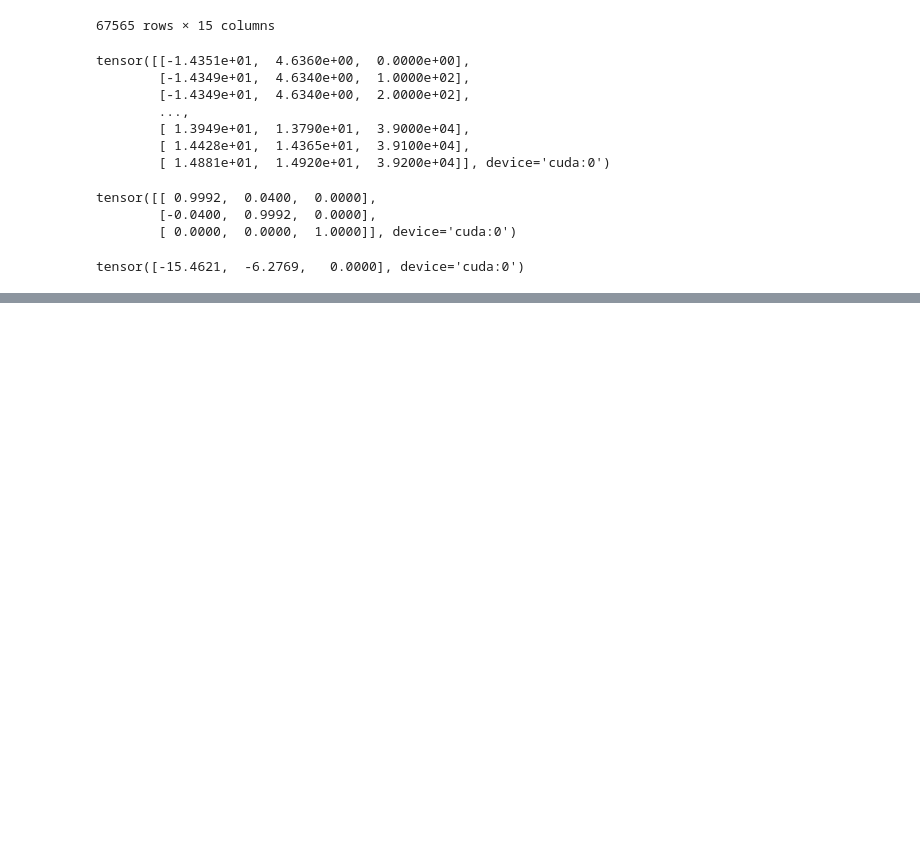
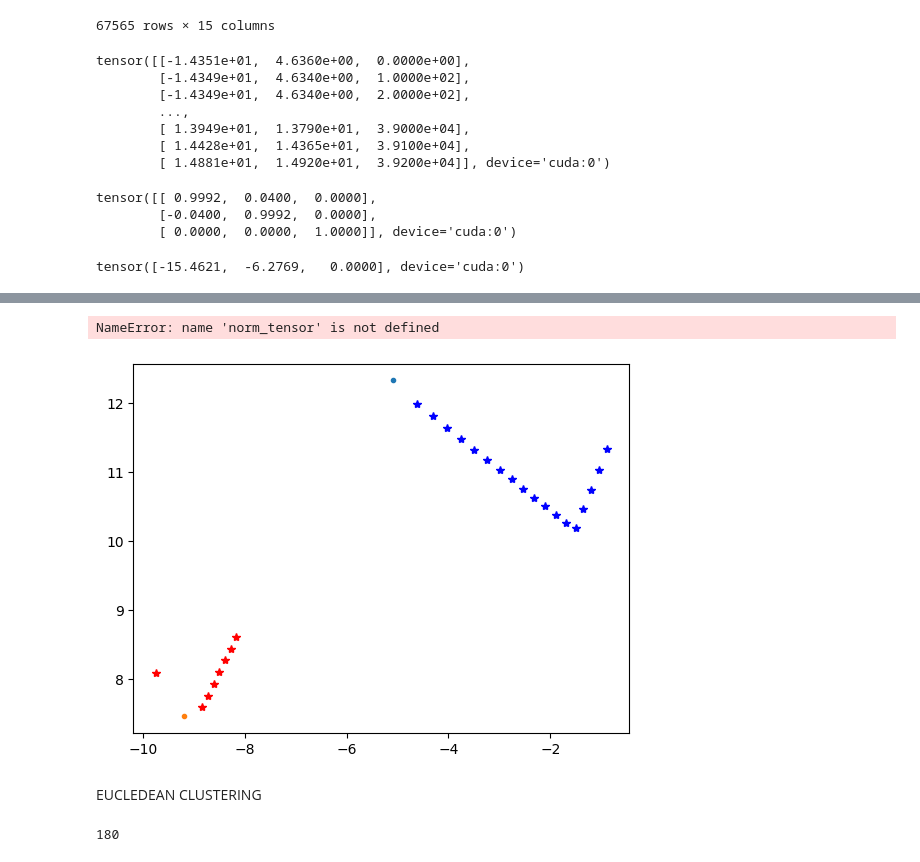
Before and after one commit to Akshit0601/Generating-Gazebo-Environment-Labels, a Jupyter notebook: catvehicle/src/logic_building.ipynb, the cells around one changed output, grey strips where cells are left out. Saved outputs shown, nothing was run; the diff lists cells and outputs as text; code cells hidden in the pictures; blank space fills up the shorter version.

```diff
--- a/catvehicle/src/logic_building.ipynb
+++ b/catvehicle/src/logic_building.ipynb
@@ -103,0 +111,5 @@ plt.show()
+# %%
+import torch
+import numpy as np
+lidar = np.array([16, 16, 16, 16, 16, 16, 16, 16, 16, 16, 16, 16, 16, 16, 16, 16, 16, 16, 16, 16, 16, 16, 16, 16, 16, 16, 16, 16, 16, 16, 16, 16, 16, 16, 16, 16, 16, 16, 16, 16, 16, 16, 16, 16, 16, 16, 16, 16, 16, 16, 16, 16, 16, 16, 16, 16, 16, 16, 16, 16, 16, 16, 16, 16, 16, 16, 16, 16, 16, 16, 16, 16, 16, 16, 16, 16, 16, 16, 16, 16, 16, 16, 16, 16, 16, 16, 16, 16, 16, 16, 16, 16, 16, 16, 16, 16, 16, 11.366155624389648, 11.075774192810059, 10.803101539611816, 10.546699523925781, 10.305283546447754, 10.404522895812988, 10.554227828979492, 10.711647987365723, 10.877232551574707, 11.051470756530762, 11.234895706176758, 11.428088188171387, 11.631683349609375, 11.84637451171875, 12.072925567626953, 12.312172889709473, 12.56503963470459, 12.832541465759277, 16, 16, 16, 16, 16, 16, 16, 16, 16, 16, 16, 16, 16, 16, 16, 16, 16, 16, 16, 16, 16, 16, 11.869912147521973, 11.822927474975586, 11.779923439025879, 11.74083137512207, 11.705587387084961, 11.6741361618042, 11.646427154541016, 12.665647506713867, 16, 16, 16, 16, 16, 16, 16, 16, 16, 16, 16, 16, 16, 16, 16, 16, 16, 16, 16, 16, 16, 16, 16, 16, 16, 16, 16, 16, 16, 16, 16, 16, 16, 16, 16])
+filter_lidar = lidar[lidar<16]
@@ -103,0 +125,15 @@ plt.show()
+# %%
+from math import degrees,sqrt,sin,cos
+from std_msgs.msg import Int64MultiArray
+import cmath
+
+# count_threshold = 4
+# length_threshold = sqrt((5**2)+(3.8**2))
+tensor_set = list()
+for i in filter_lidar:
+        thetha = np.argwhere(lidar == i)[0][0]*0.017
+        # z = complex(i*cos((lidar.index(i))*0.017),i*sin(lidar.index(i)*0.017))
+        point_tensor = [float(i)*cos(thetha),float(i)*sin(thetha)]
+        tensor_set.append(point_tensor)
+
+tensors = torch.tensor(tensor_set).to('cuda')
@@ -103,0 +160,7 @@ plt.show()
+# %%
+car_pose = torch.tensor([[-5.095668,14.788768-2.46666],[-9.186936,9.929110-2.46666]]).to('cuda')
+# %%
+for i in torch.cdist(tensors,car_pose):
+        #  print(torch.argmin(i))
+        print(torch.argmin(i))
+        # print(i)
@@ -103,0 +185,22 @@ plt.show()
+# %%
+norm_tensor
+# %% [output]
+NameError: name 'norm_tensor' is not defined
+# %%
+import matplotlib.pyplot as plt
+
+color = {0: 'blue', 1: 'red'}
+
+norm_tensor = torch.cdist(tensors,car_pose)
+cnt = 0
+plt.plot(car_pose[0][0].item(),car_pose[0][1].item(),marker = ".")
+plt.plot(car_pose[1][0].item(),car_pose[1][1].item(),marker = ".")
+for i in tensors:
+    plt.plot(i[0].item(),i[1].item(),c = color[torch.argmin(norm_tensor[cnt]).item()],marker = "*")
+    # print(torch.argmin(norm_tensor[cnt]).item())
+    cnt+=1
+plt.show()
+# %% [output]
+[figure, added]
+# %% [markdown]
+EUCLEDEAN CLUSTERING
@@ -103,0 +217,4 @@ plt.show()
+# %%
+lidar_data.shape[0]
+# %% [output]
+180
```
Also changed, not shown: parts of 24 cells of this notebook.
